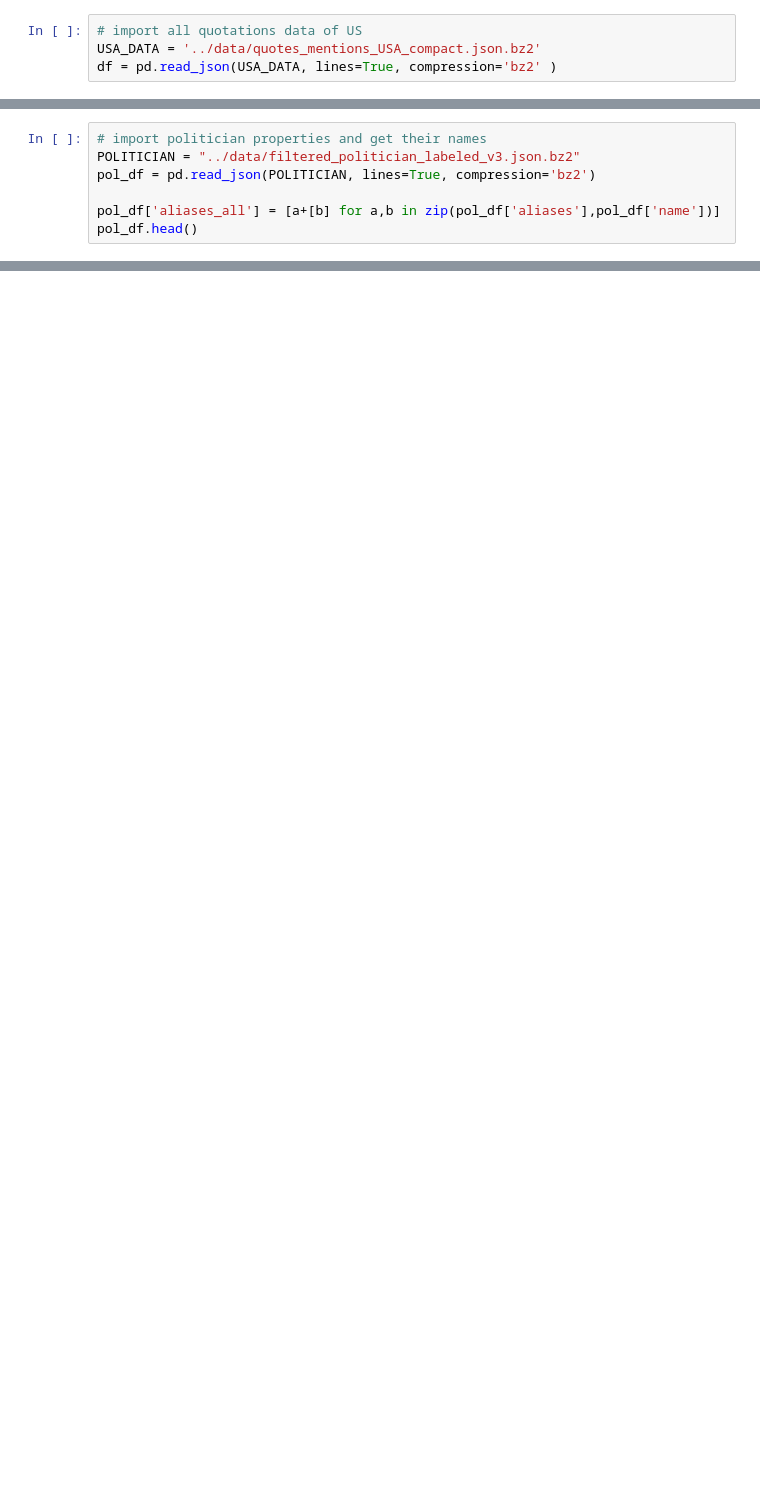
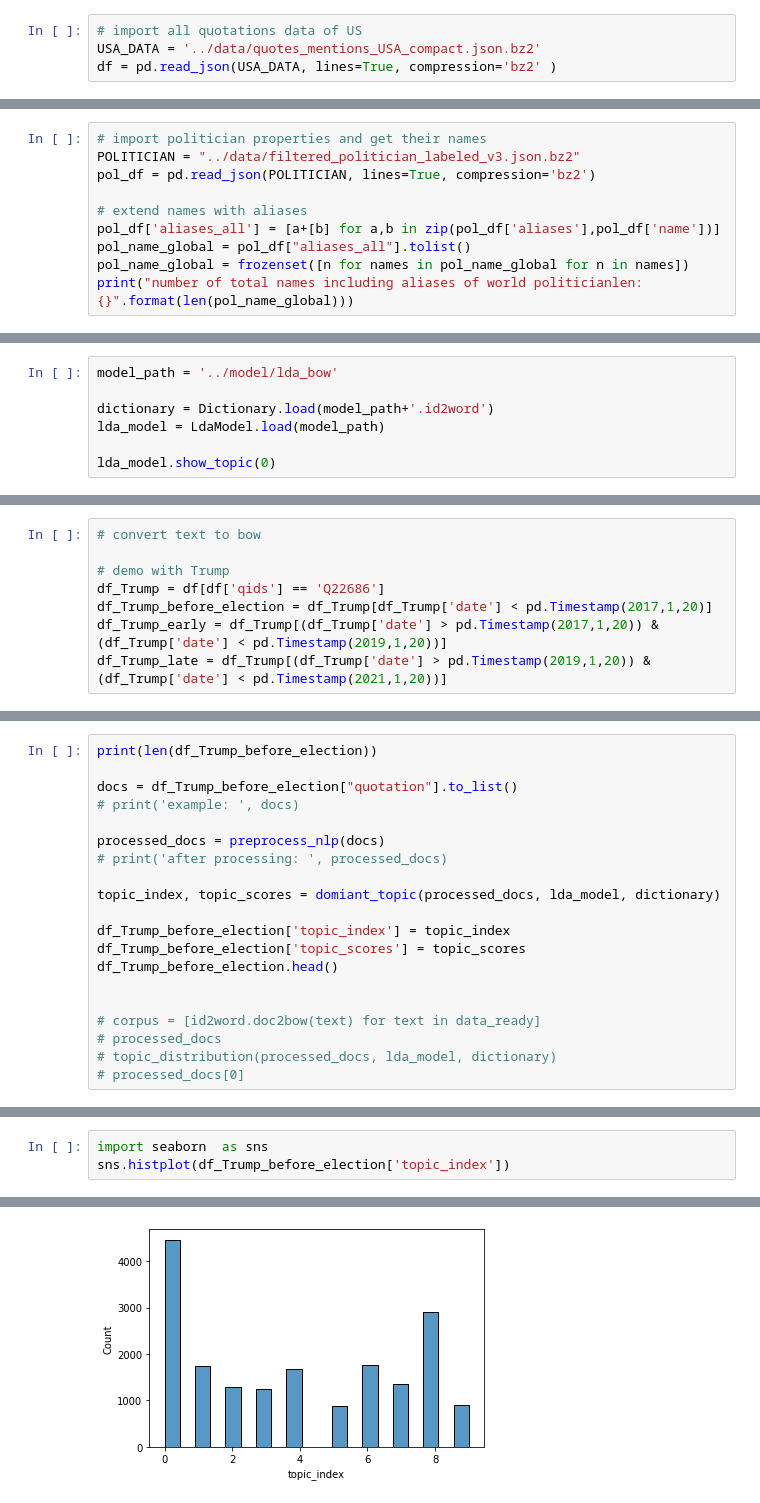
Before and after one commit to epfl-ada/ada-2021-project-date-a-data, a Jupyter notebook: Milestone3/topic_extraction.ipynb, the cells around one changed output, grey strips where cells are left out. Cells and saved outputs as stored; diff of their text form; blank space fills up the shorter version.

Commit message:
apply LDA and sentiment on USA data

```diff
--- a/Milestone3/topic_extraction.ipynb
+++ b/Milestone3/topic_extraction.ipynb
@@ -51,6 +74,9 @@ df_2020.head(5)
 POLITICIAN = "../data/filtered_politician_labeled_v3.json.bz2"
 pol_df = pd.read_json(POLITICIAN, lines=True, compression='bz2')
 
+# extend names with aliases
 pol_df['aliases_all'] = [a+[b] for a,b in zip(pol_df['aliases'],pol_df['name'])]
-pol_df.head()
+pol_name_global = pol_df["aliases_all"].tolist()
+pol_name_global = frozenset([n for names in pol_name_global for n in names])
+print("number of total names including aliases of world politicianlen: {}".format(len(pol_name_global)))
 # %% [output]
@@ -553,0 +353,7 @@ Score: 0.01694382168352604       Topic: 0.012*"beat" + 0.012*"think" + 0.007*"go
+# %%
+model_path = '../model/lda_bow'
+
+dictionary = Dictionary.load(model_path+'.id2word')
+lda_model = LdaModel.load(model_path)
+
+lda_model.show_topic(0)
@@ -553,0 +371,8 @@ Score: 0.01694382168352604       Topic: 0.012*"beat" + 0.012*"think" + 0.007*"go
+# %%
+# convert text to bow
+
+# demo with Trump
+df_Trump = df[df['qids'] == 'Q22686']
+df_Trump_before_election = df_Trump[df_Trump['date'] < pd.Timestamp(2017,1,20)]
+df_Trump_early = df_Trump[(df_Trump['date'] > pd.Timestamp(2017,1,20)) & (df_Trump['date'] < pd.Timestamp(2019,1,20))]
+df_Trump_late = df_Trump[(df_Trump['date'] > pd.Timestamp(2019,1,20)) & (df_Trump['date'] < pd.Timestamp(2021,1,20))]
@@ -553,0 +421,20 @@ Score: 0.01694382168352604       Topic: 0.012*"beat" + 0.012*"think" + 0.007*"go
+# %%
+print(len(df_Trump_before_election))
+
+docs = df_Trump_before_election["quotation"].to_list()
+# print('example: ', docs)
+
+processed_docs = preprocess_nlp(docs)
+# print('after processing: ', processed_docs)
+
+topic_index, topic_scores = domiant_topic(processed_docs, lda_model, dictionary)
+
+df_Trump_before_election['topic_index'] = topic_index
+df_Trump_before_election['topic_scores'] = topic_scores
+df_Trump_before_election.head()
+
+
+# corpus = [id2word.doc2bow(text) for text in data_ready]
+# processed_docs
+# topic_distribution(processed_docs, lda_model, dictionary)
+# processed_docs[0]
@@ -553,0 +459,4 @@ Score: 0.01694382168352604       Topic: 0.012*"beat" + 0.012*"think" + 0.007*"go
+# %%
+import seaborn  as sns
+sns.histplot(df_Trump_before_election['topic_index'])
+# %% [output]
@@ -553,0 +464 @@ Score: 0.01694382168352604       Topic: 0.012*"beat" + 0.012*"think" + 0.007*"go
+[figure, added]
```
Also changed, not shown: parts of 68 cells of this notebook.
